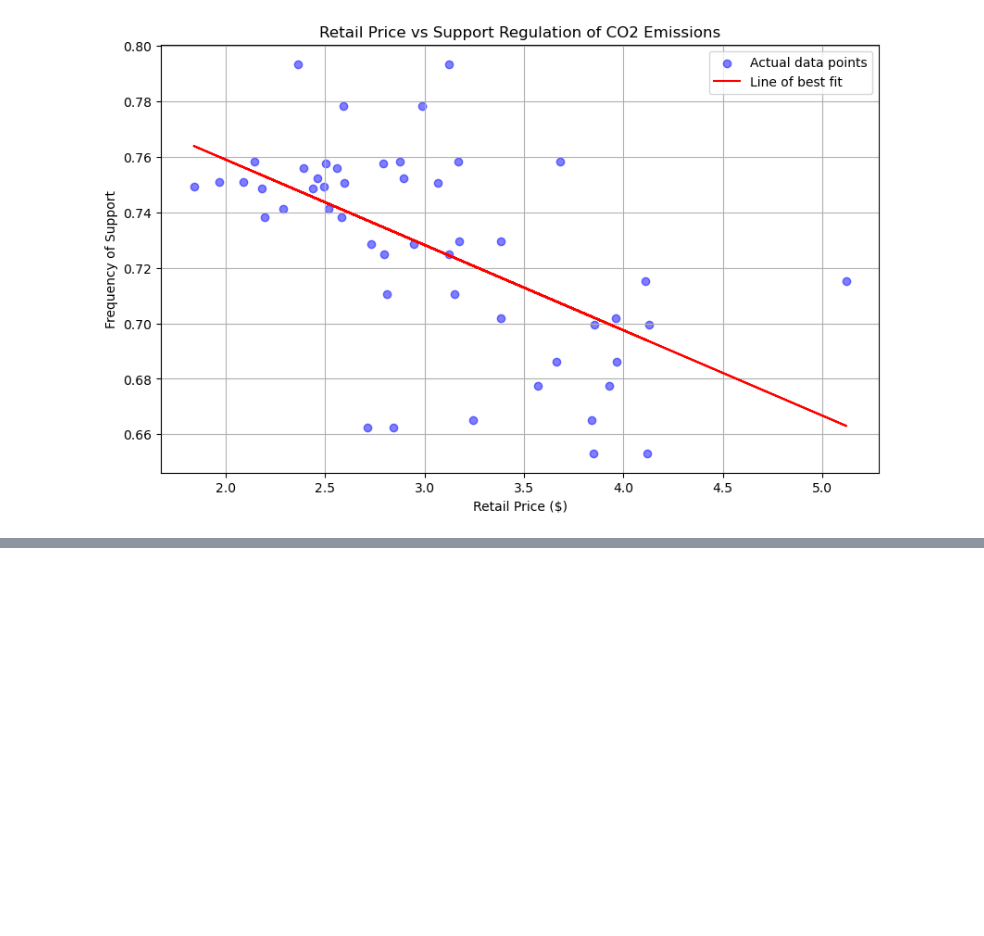
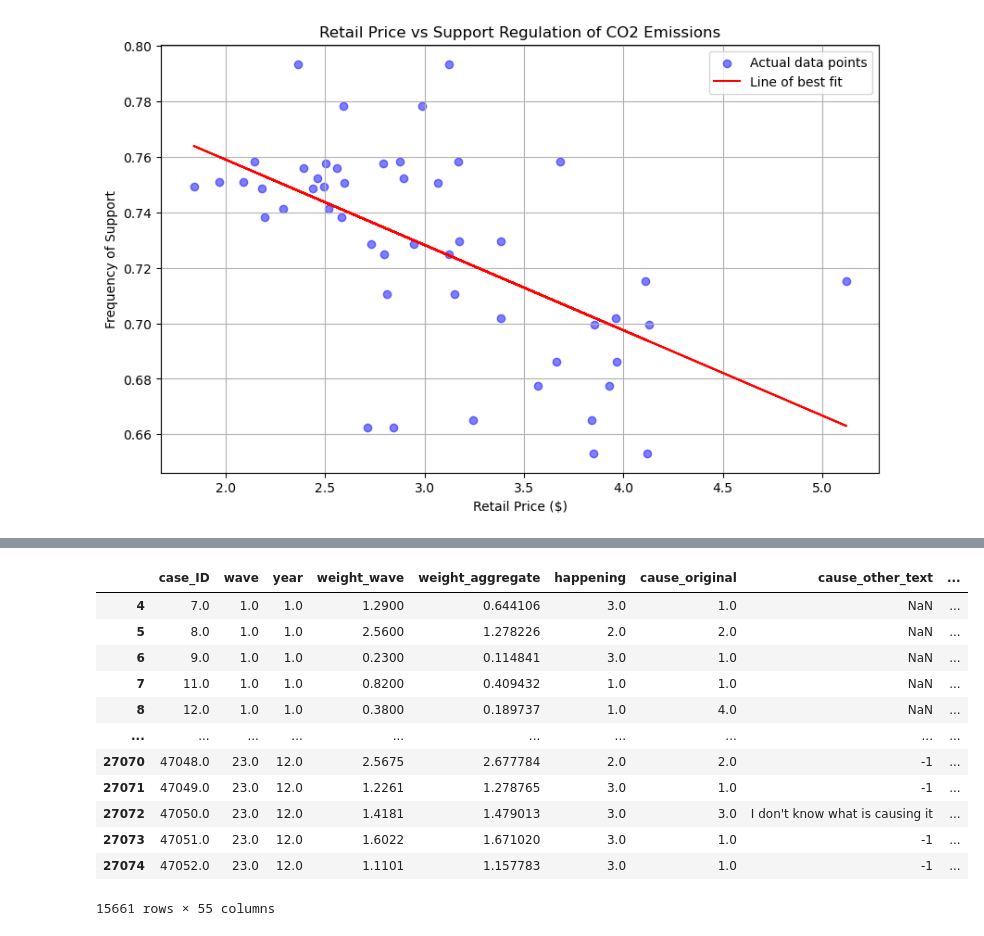
Before and after one commit to anaiskillian/citadeldatathon, a Jupyter notebook: analysis.ipynb, the cells around one changed output, grey strips where cells are left out. Drawn from its saved outputs; the diff is of its cells as text; code cells hidden in the pictures; blank space fills up the shorter version.

```diff
--- a/analysis.ipynb
+++ b/analysis.ipynb
@@ -350,0 +373,19 @@ R^2 value for support regulation of CO2 emissions: 0.3377
+# %%
+# Splitting the data into employed and unemployed based on new criteria
+employed_df = sentiment_df[sentiment_df['employment'].isin([1, 2])]
+unemployed_df = sentiment_df[sentiment_df['employment'].isin([3, 4, 5, 6, 7])]
+employed_df
+# %% [output]
+|  | case_ID | wave | year | weight_wave | weight_aggregate | happening | cause_original | cause_other_text | ... |
+| 4 | 7.0 | 1.0 | 1.0 | 1.2900 | 0.644106 | 3.0 | 1.0 | NaN | ... |
+| 5 | 8.0 | 1.0 | 1.0 | 2.5600 | 1.278226 | 2.0 | 2.0 | NaN | ... |
+| 6 | 9.0 | 1.0 | 1.0 | 0.2300 | 0.114841 | 3.0 | 1.0 | NaN | ... |
+| 7 | 11.0 | 1.0 | 1.0 | 0.8200 | 0.409432 | 1.0 | 1.0 | NaN | ... |
+| 8 | 12.0 | 1.0 | 1.0 | 0.3800 | 0.189737 | 1.0 | 4.0 | NaN | ... |
+| ... | ... | ... | ... | ... | ... | ... | ... | ... | ... |
+| 27070 | 47048.0 | 23.0 | 12.0 | 2.5675 | 2.677784 | 2.0 | 2.0 | -1 | ... |
+| 27071 | 47049.0 | 23.0 | 12.0 | 1.2261 | 1.278765 | 3.0 | 1.0 | -1 | ... |
+| 27072 | 47050.0 | 23.0 | 12.0 | 1.4181 | 1.479013 | 3.0 | 3.0 | I don't know what is causing it | ... |
+| 27073 | 47051.0 | 23.0 | 12.0 | 1.6022 | 1.671020 | 3.0 | 1.0 | -1 | ... |
+| 27074 | 47052.0 | 23.0 | 12.0 | 1.1101 | 1.157783 | 3.0 | 1.0 | -1 | ... |
+15661 rows × 55 columns
```
Also changed, not shown: parts of 5 cells of this notebook.
